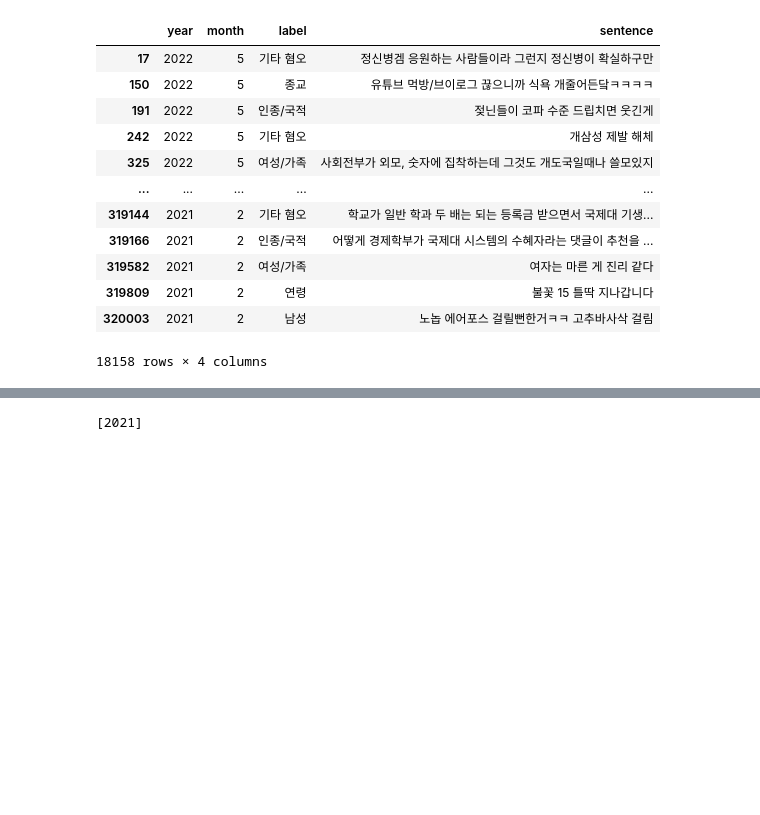
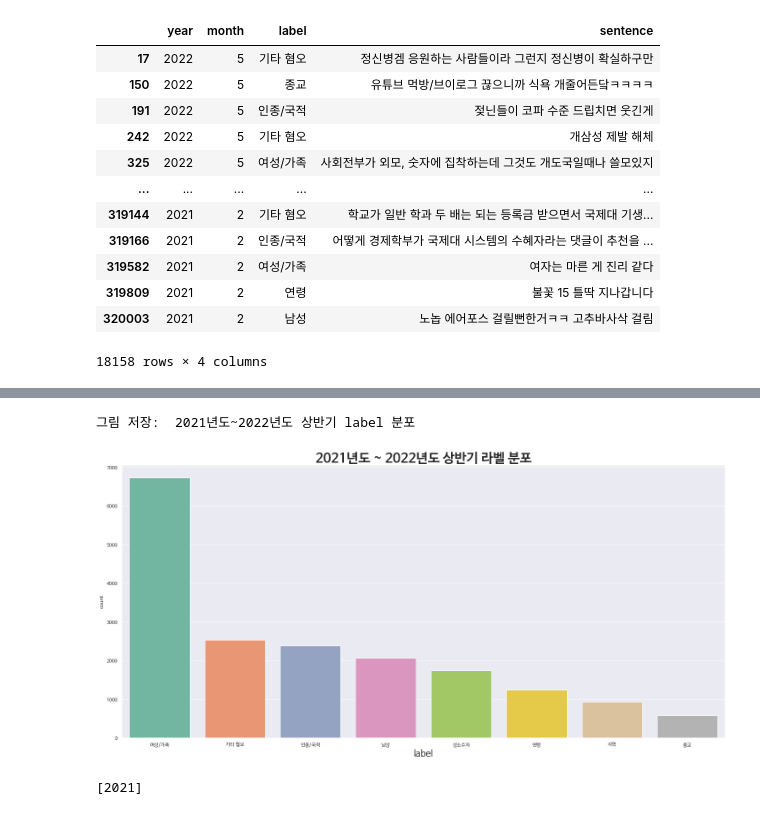
Before and after one commit to LIS3813/LIS3813, a Jupyter notebook: Topic Modeling/get_nouns.ipynb, the cells around one changed output, grey strips where cells are left out. Cells and saved outputs as stored; diff of their text form; code cells hidden in the pictures; blank space fills up the shorter version.

```diff
--- a/Topic Modeling/get_nouns.ipynb
+++ b/Topic Modeling/get_nouns.ipynb
@@ -246,3 +286,18 @@ df_conflict
+# %%
+plt.figure(figsize=(20,10))
+title_style = {'fontsize': 30, 'fontweight': 'bold'}
+plt.title('2021년도 ~ 2022년도 상반기 라벨 분포', fontdict = title_style)
+plt.xlabel('label', fontsize=20)
+sns.set(font="NanumBarunGothic",
+        rc={"axes.unicode_minus":False},
+        style='darkgrid')
+sort_df = df_conflict[['sentence']].groupby(df_conflict['label']).count().sort_values('sentence', ascending=False)
+sns.countplot(x='label',data=df_conflict, palette='Set2', order=sort_df.index)
+
+save_fig('2021년도~2022년도 상반기 label 분포')
+# %% [output]
+그림 저장:  2021년도~2022년도 상반기 label 분포
+[figure, added]
 # %%
 #2021년도 데이터
 df_2021 = df_conflict.loc[df_conflict['year']==2021]
```
Also changed, not shown: parts of 62 cells of this notebook, 29 other files.
